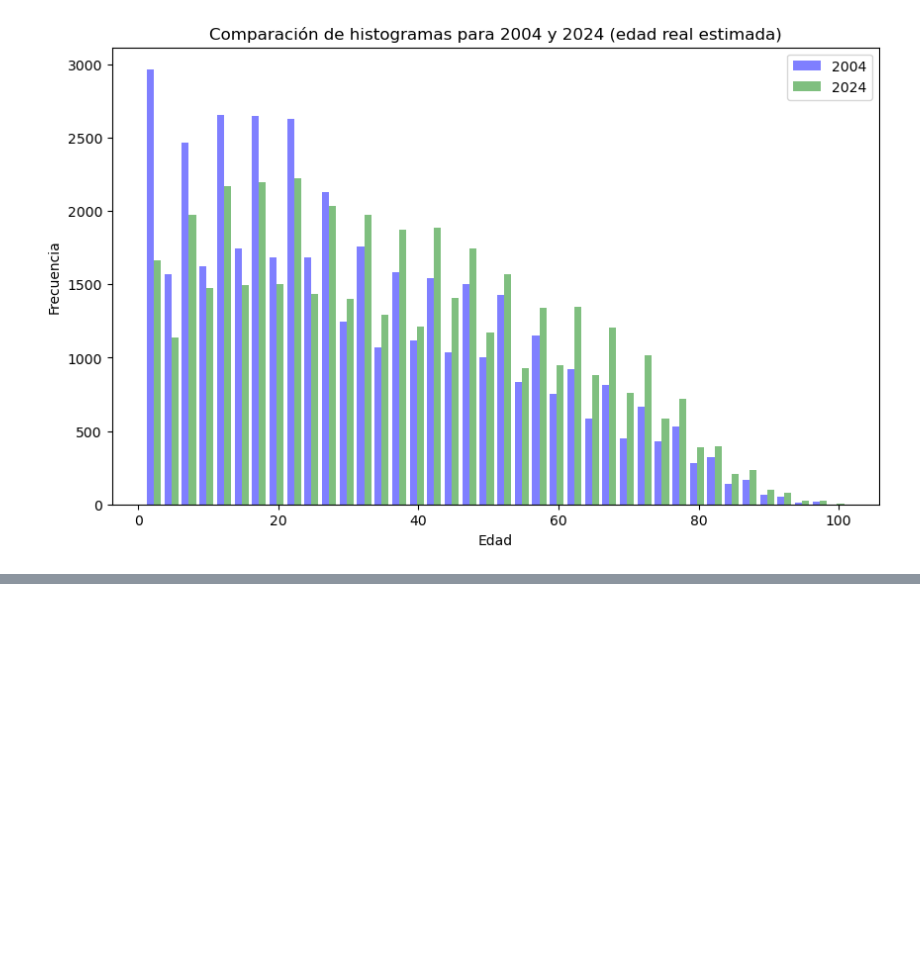
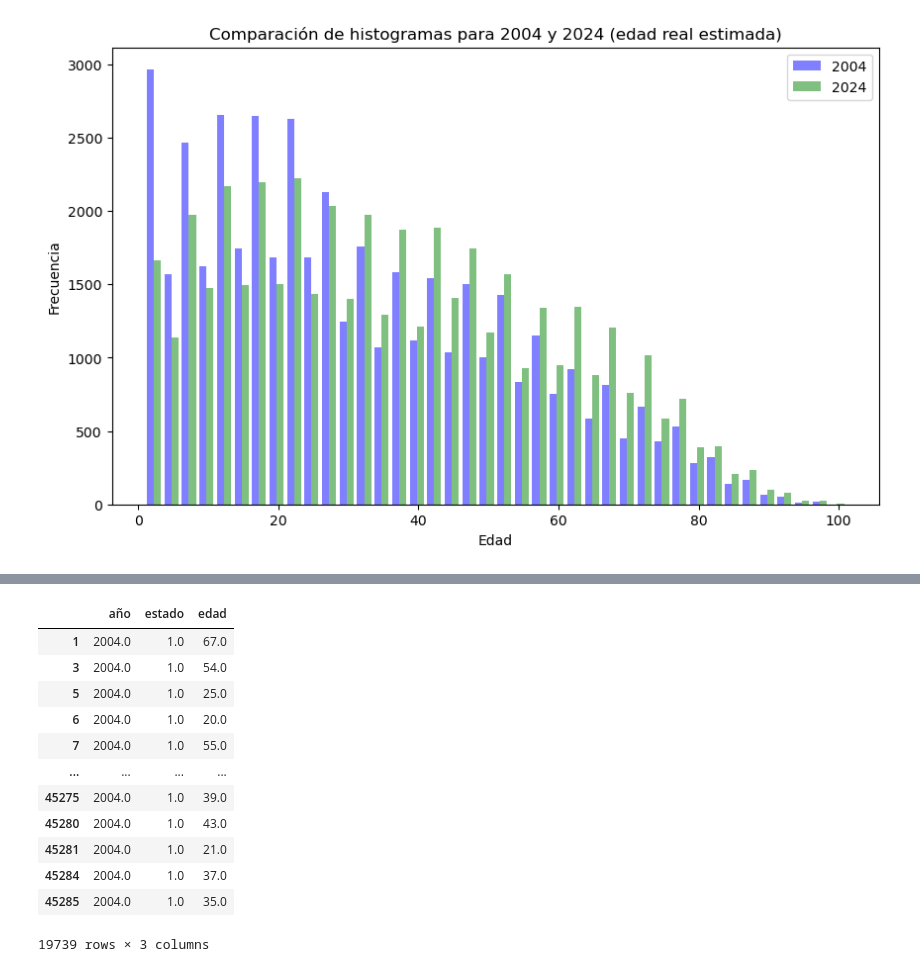
Before and after one commit to jtomasello247/Big_Data_TP3_Grupo13, a Jupyter notebook: TP3.ipynb, the cells around one changed output, grey strips where cells are left out. Drawn from its saved outputs; the diff is of its cells as text; code cells hidden in the pictures; blank space fills up the shorter version.

```diff
--- a/TP3.ipynb
+++ b/TP3.ipynb
@@ -258,0 +248,6 @@ plt.show()
+# %%
+valores_permitidos = ['Ocupado', 'Desocupado']  # los valores que querés conservar
+
+df2004estado = df2004estado[df2004estado['estado'].isin(valores_permitidos)]
+# %%
+df2004estado = df2004estado.rename(columns={"ano4":"año","ch06":"edad"})
@@ -258,0 +272,22 @@ plt.show()
+# %%
+df2004estado["edad"] = df2004estado["edad"].astype(str).replace({"Menos de 1 año": "1", "98 y más años": "98"})
+df2004estado["edad"] = df2004estado["edad"].astype(float)
+# %%
+df2004estado["estado"] = df2004estado["estado"].astype(str).replace({"Ocupado": "1", "Desocupado": "2"})
+df2004estado["estado"] = df2004estado["estado"].astype(float)
+# %%
+df2004estado
+# %% [output]
+|  | año | estado | edad |
+| 1 | 2004.0 | 1.0 | 67.0 |
+| 3 | 2004.0 | 1.0 | 54.0 |
+| 5 | 2004.0 | 1.0 | 25.0 |
+| 6 | 2004.0 | 1.0 | 20.0 |
+| 7 | 2004.0 | 1.0 | 55.0 |
+| ... | ... | ... | ... |
+| 45275 | 2004.0 | 1.0 | 39.0 |
+| 45280 | 2004.0 | 1.0 | 43.0 |
+| 45281 | 2004.0 | 1.0 | 21.0 |
+| 45284 | 2004.0 | 1.0 | 37.0 |
+| 45285 | 2004.0 | 1.0 | 35.0 |
+19739 rows × 3 columns
```
Also changed, not shown: parts of 11 cells of this notebook.
